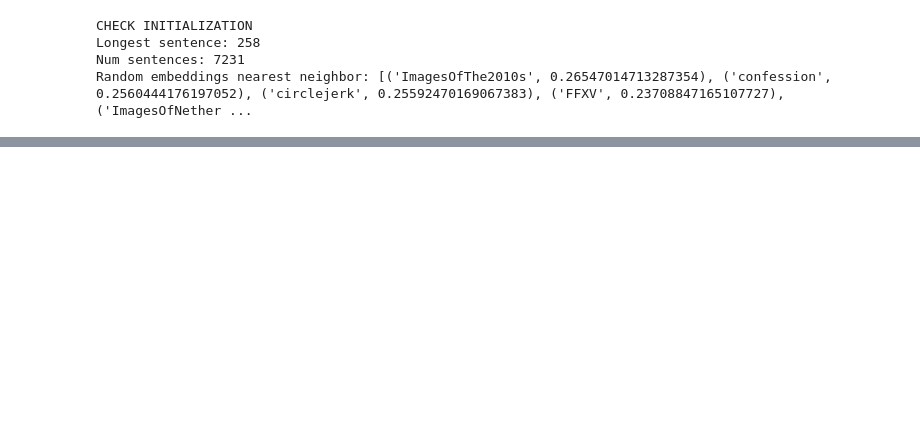
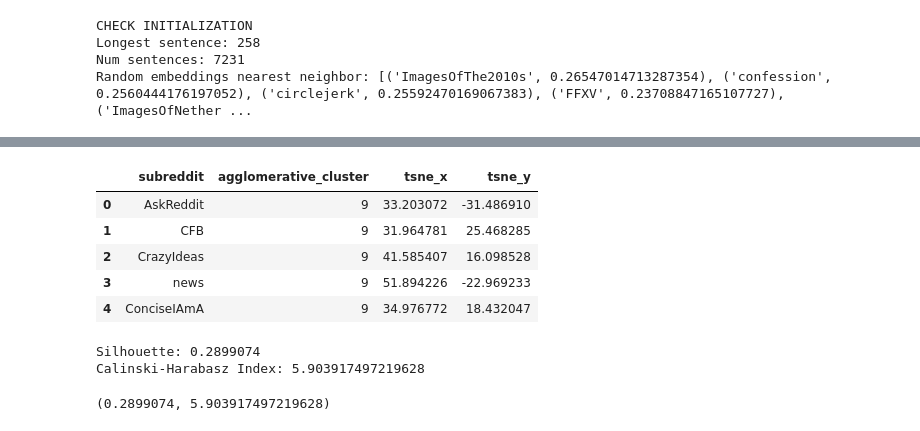
Before and after one commit to UMassCDS/IHOP-Reddit, a Jupyter notebook: notebooks/community2vec.ipynb, the cells around one changed output, grey strips where cells are left out. Cells and saved outputs as stored; diff of their text form; code cells hidden in the pictures; blank space fills up the shorter version.

```diff
--- a/notebooks/community2vec.ipynb
+++ b/notebooks/community2vec.ipynb
@@ -128,0 +257,13 @@ myc2v.w2v_model.wv.most_similar("news", topn=10)
+# %%
+agglomerative_model = AgglomerativeClustering(n_clusters=250, affinity='cosine', linkage="average")
+agglomerative_clusters = agglomerative_model.fit_predict(embeddings)
+# %%
+agglomerative_df = cluster_results_as_df(agglomerative_clusters, vocab_list, tsne_df, 'agglomerative_cluster')
+agglomerative_df.head()
+# %% [output]
+|  | subreddit | agglomerative_cluster | tsne_x | tsne_y |
+| 0 | AskReddit | 9 | 33.203072 | -31.486910 |
+| 1 | CFB | 9 | 31.964781 | 25.468285 |
+| 2 | CrazyIdeas | 9 | 41.585407 | 16.098528 |
+| 3 | news | 9 | 51.894226 | -22.969233 |
+| 4 | ConciseIAmA | 9 | 34.976772 | 18.432047 |
@@ -128,0 +273,6 @@ myc2v.w2v_model.wv.most_similar("news", topn=10)
+# %%
+compute_and_print_metrics(agglomerative_model, embeddings)
+# %% [output]
+Silhouette: 0.2899074
+Calinski-Harabasz Index: 5.903917497219628
+(0.2899074, 5.903917497219628)
```
Also changed, not shown: parts of 31 cells of this notebook, 6 other files.
